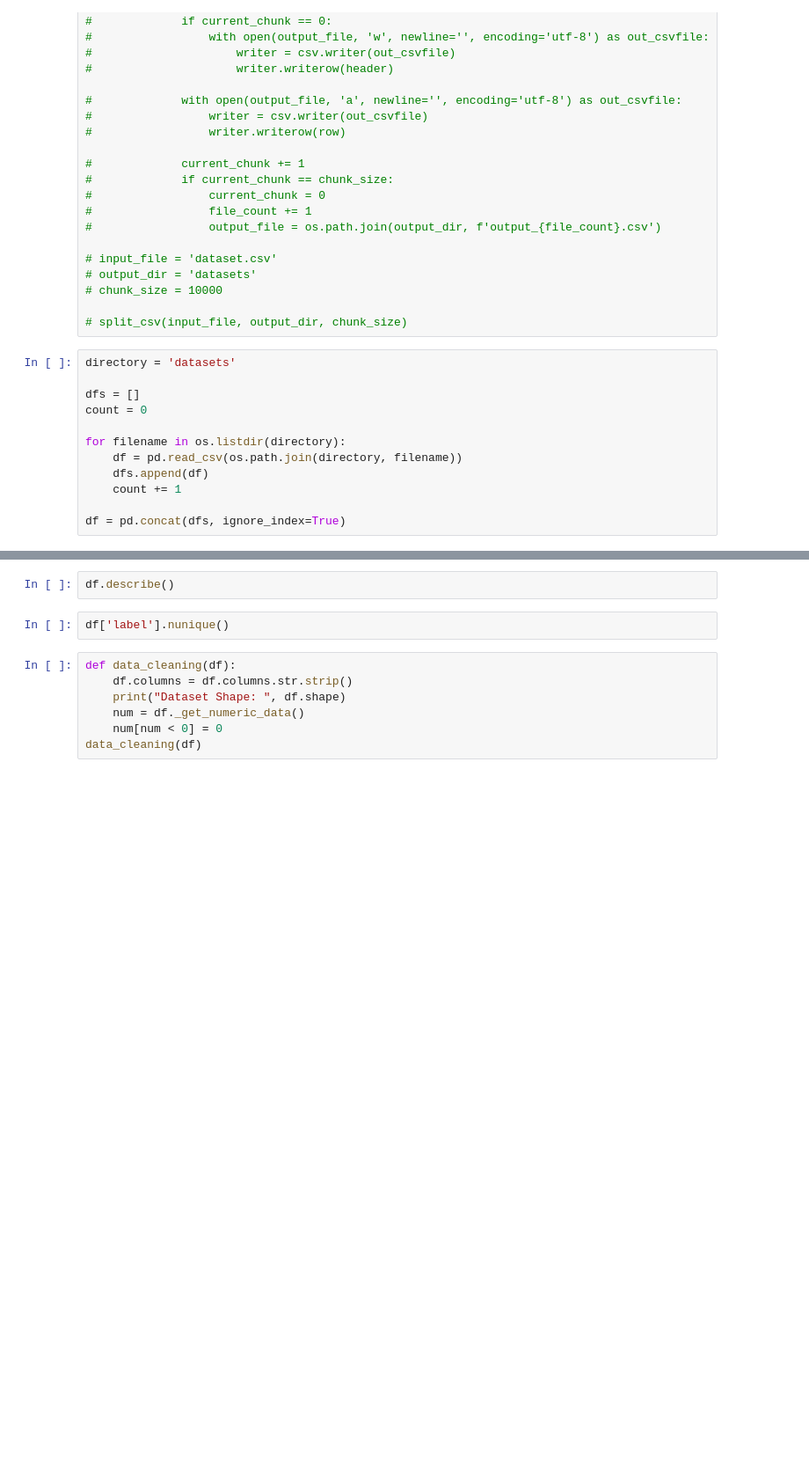
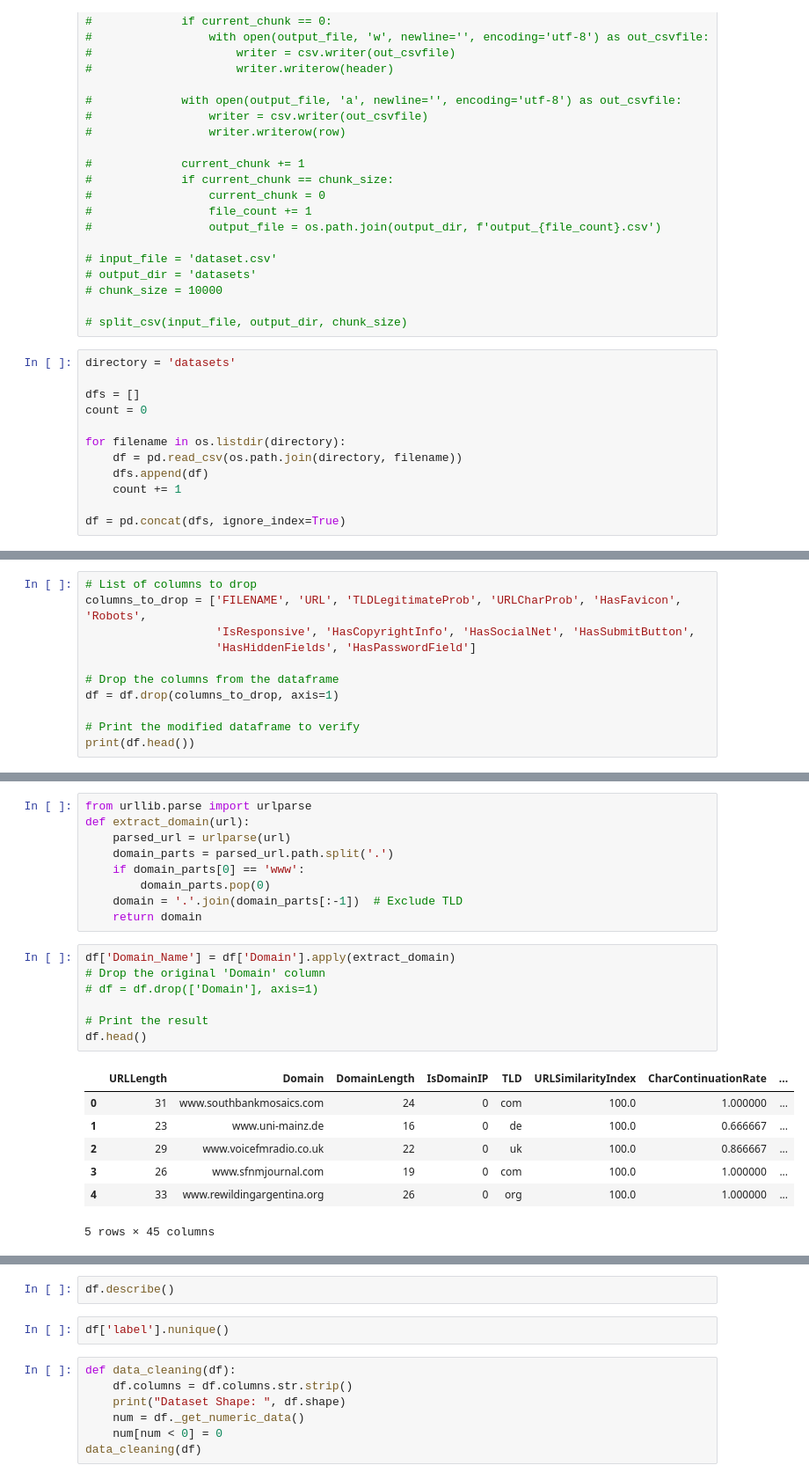
Before and after one commit to touficfakhry/ml_iter3, a Jupyter notebook: phishweb.ipynb, the cells around one changed output, grey strips where cells are left out. Shown: that part at 88% size. Saved outputs shown, nothing was run; the diff lists cells and outputs as text; blank space fills up the shorter version.

```diff
--- a/phishweb.ipynb
+++ b/phishweb.ipynb
@@ -72,0 +97,11 @@ df.shape
+# %%
+# List of columns to drop
+columns_to_drop = ['FILENAME', 'URL', 'TLDLegitimateProb', 'URLCharProb', 'HasFavicon', 'Robots',
+                   'IsResponsive', 'HasCopyrightInfo', 'HasSocialNet', 'HasSubmitButton',
+                   'HasHiddenFields', 'HasPasswordField']
+
+# Drop the columns from the dataframe
+df = df.drop(columns_to_drop, axis=1)
+
+# Print the modified dataframe to verify
+print(df.head())
@@ -72,0 +126,24 @@ df.shape
+# %%
+from urllib.parse import urlparse
+def extract_domain(url):
+    parsed_url = urlparse(url)
+    domain_parts = parsed_url.path.split('.')
+    if domain_parts[0] == 'www':
+        domain_parts.pop(0)
+    domain = '.'.join(domain_parts[:-1])  # Exclude TLD
+    return domain
+# %%
+df['Domain_Name'] = df['Domain'].apply(extract_domain)
+# Drop the original 'Domain' column
+# df = df.drop(['Domain'], axis=1)
+
+# Print the result
+df.head()
+# %% [output]
+|  | URLLength | Domain | DomainLength | IsDomainIP | TLD | URLSimilarityIndex | CharContinuationRate | ... |
+| 0 | 31 | www.southbankmosaics.com | 24 | 0 | com | 100.0 | 1.000000 | ... |
+| 1 | 23 | www.uni-mainz.de | 16 | 0 | de | 100.0 | 0.666667 | ... |
+| 2 | 29 | www.voicefmradio.co.uk | 22 | 0 | uk | 100.0 | 0.866667 | ... |
+| 3 | 26 | www.sfnmjournal.com | 19 | 0 | com | 100.0 | 1.000000 | ... |
+| 4 | 33 | www.rewildingargentina.org | 26 | 0 | org | 100.0 | 1.000000 | ... |
+5 rows × 45 columns
```
Also changed, not shown: parts of 14 cells of this notebook.
